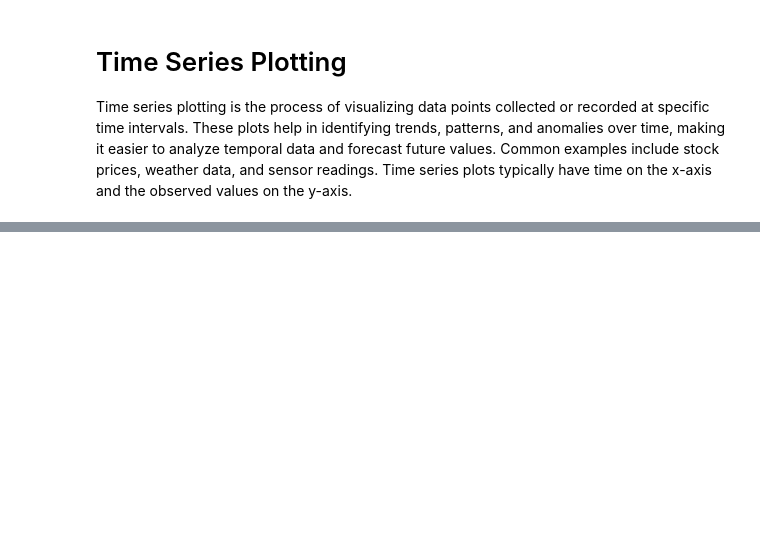
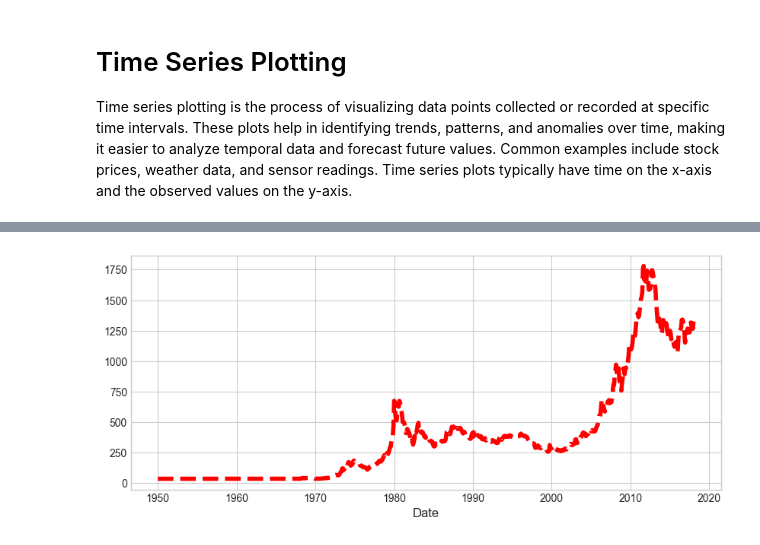
Before and after one commit to sachin5031/Python_Data_Visualization, a Jupyter notebook: TimeSeriesPlotting.ipynb, the cells around one changed output, grey strips where cells are left out. Cells and saved outputs as stored; diff of their text form; code cells hidden in the pictures; blank space fills up the shorter version.

```diff
--- a/TimeSeriesPlotting.ipynb
+++ b/TimeSeriesPlotting.ipynb
@@ -60,0 +69,7 @@ plt.plot(df['date'],df['price'])
+# %%
+plt.figure(figsize=(10,4))
+plt.plot(df['date'],df['price'],color='r',linewidth=4,linestyle="--")
+plt.xlabel('Date',fontsize=12)
+plt.show()
+# %% [output]
+[figure, added]
```
Also changed, not shown: parts of 11 cells of this notebook, 2 other files.
